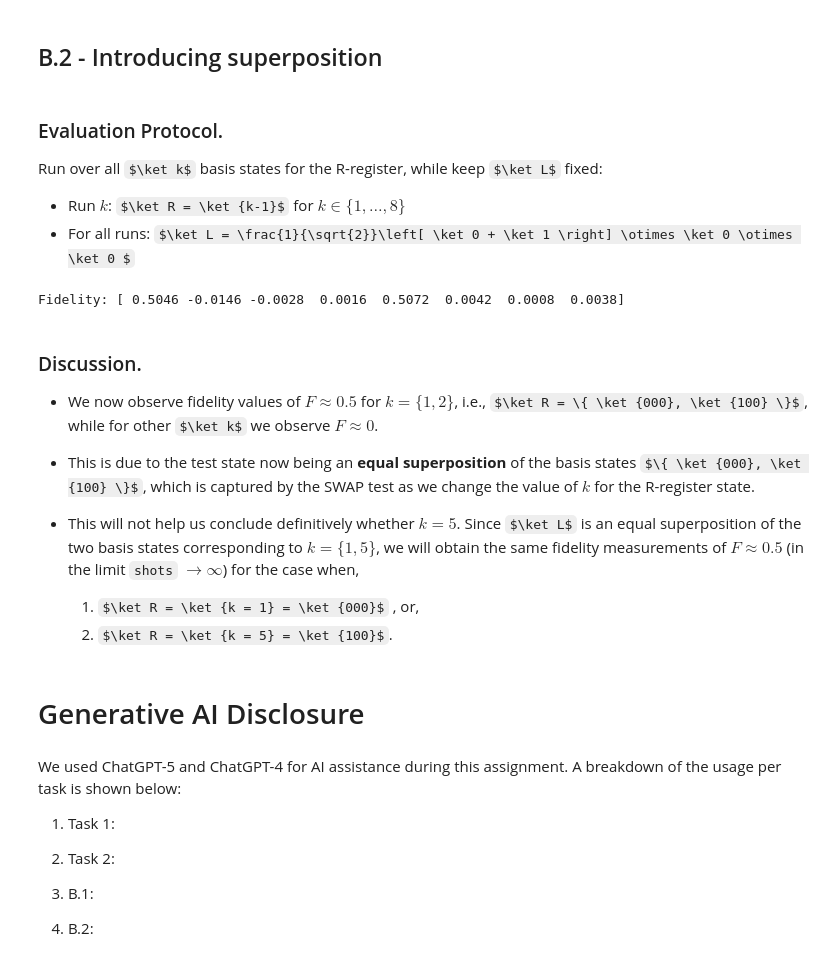
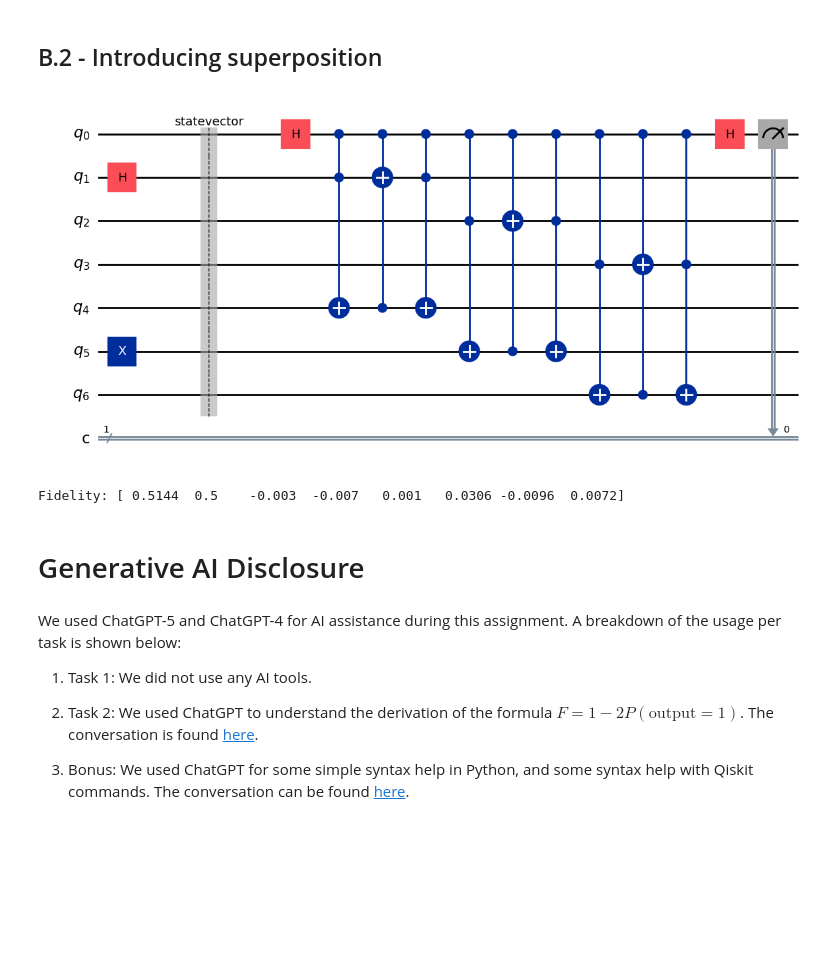
Before and after one commit to ScottMcHaffie/DD2367_Projects, a Jupyter notebook: DD2367_Assignment2.ipynb, the cells around one changed output. Cells and saved outputs as stored; diff of their text form; code cells hidden in the pictures; some formulas as TeX source; blank space fills up the shorter version.

Commit message:
Revert "Merge Bonus tasks"

````diff
--- a/DD2367_Assignment2.ipynb
+++ b/DD2367_Assignment2.ipynb
@@ -511,17 +404,8 @@ Fidelity = 1.0
 # %% [markdown]
 ## B.2 - Introducing superposition ##
-# %% [markdown]
-### Evaluation Protocol.
-
-Run over all $\ket k$ basis states for the R-register, while keep $\ket L$ fixed:
-
-- Run $k$: $\ket R = \ket {k-1}$ for $k \in \{1, \dots, 8  \}$
-- For all runs: $\ket L = \frac{1}{\sqrt{2}}\left[ \ket 0 + \ket 1 \right] \otimes \ket 0 \otimes \ket 0 $
 # %%
-# Function to initialise circuit based on input k and superposition in the L0 qubit
+def init_qc(k: int):
 
-def init_qc(k: int):
-    # R register initialisation
     iRqc = QuantumCircuit(3, name="R")
 
     # specify state of R register based on k (input)
@@ -529,81 +413,97 @@ def init_qc(k: int):
     binary_k = binary_k[::-1]
     for bin_val_idx in range(0, len(binary_k)):
         if binary_k[bin_val_idx] == '1':
             iRqc.x(bin_val_idx)
 
+    # iRqc.save_statevector()
+    # iRsv = statevector_from_aer(iRqc)
+    # QubitSystem(iRsv, label="Connected Registers").viz_circle()
+
     # L register initialisation
     iLqc = QuantumCircuit(3, name="L")
-    iLqc.h(2)
+    iLqc.h(0)
 
     # Tensor product of L & R registers (6-qubits)
     iSTqc = iRqc.tensor(iLqc)
 
     # Control Qubit & Classical Bit initialisation
     iOqc = QuantumCircuit(1, 1, name="Output")
 
     # Full tensor product (7-qubits)
     iSTqc = iSTqc.tensor(iOqc)
 
-    ## FIDELITY SWAP TEST CIRCUIT ##
+    iSTqc.save_statevector()
+    iSTsv = statevector_from_aer(iSTqc)
+    # QubitSystem(iSTsv, label="Connected Registers").viz_circle()
+
+
+    # FIDELITY SWAP TEST
     # apply Hadamard to control
     iSTqc.h(0)
 
     # we want to build a SWAP gate with three cx gates
     for i in range (1, 4):
         iSTqc.ccx(0, i, i+3)
         iSTqc.ccx(0, i+3, i)
         iSTqc.ccx(0, i, i+3)
 
     # apply Hadamard again
     iSTqc.h(0)
 
+    # Measure output qubit
+    # iSTqc.measure(0, 0)
+
+
     return iSTqc
+
+
+
+
+STqc5 = init_qc(2)
+STqc5.measure(0, 0)
+STqc5.draw("mpl")
+# plt.show()
+
+
+
+
+# print ("fidelity:", fc(STqc5, 10_000))
+# %% [output]
+[figure, added]
 # %%
-# Function to run circuit and return fidelity estimate
 
 def fc(qc, sample_shots):
-    # Run the circuit on the Aer simulator for specified shots
     sim_results = BackendSamplerV2(backend=AerSimulator()).run([qc], shots=sample_shots).result()
     sim_counts = sim_results[0].data.c.get_counts()
     sim_total = sum(sim_counts.values())
     sim_probs = {bitstr: count / sim_total for bitstr, count in sim_counts.items()}
 
-    # Get the probability of measuring '1' on the ancilla qubit P(1)
     sim_probs1 = sim_probs.get('1', 0.0)
 
-    # Return fidelity estimate F = 1 - 2*P(1)
     return (1.0 - 2*sim_probs1)
 
-# Loop over all possible 3-qubit inputs (0 to 7) to the R-register
 B2fc = np.zeros(8)
 for i in range(0, 8):
     B2qc = init_qc(i)
     B2qc.measure(0, 0)
+
     B2fc[i] = fc(B2qc, 10_000)
 
+STqc5 = init_qc(2)
+STqc5.measure(0, 0)
+
+# print ("fidelity:", fc(STqc5, 10_000))
+
 print ("Fidelity:", B2fc)
 # %% [output]
-Fidelity: [ 0.5046 -0.0146 -0.0028  0.0016  0.5072  0.0042  0.0008  0.0038]
+Fidelity: [ 0.5144  0.5    -0.003  -0.007   0.001   0.0306 -0.0096  0.0072]
-# %% [markdown]
-### Discussion.
-
-- We now observe fidelity values of $ F \approx 0.5$ for $k =\{1, 2\}$, i.e., $\ket R = \{ \ket {000}, \ket {100} \}$, while for other $\ket k$ we observe $F \approx 0$.
-
-- This is due to the test state now being an **equal superposition** of the basis states $\{ \ket {000}, \ket {100} \}$, which is captured by the SWAP test as we change the value of $k$ for the R-register state.
-
-- This will not help us conclude definitively whether $k = 5$. Since $\ket L$ is an equal superposition of the two basis states corresponding to $k = \{1, 5\}$, we will obtain the same fidelity measurements  of $F \approx 0.5$ (in the limit ```shots``` $\rightarrow \infty$) for the case when,
-
-    1. $\ket R = \ket {k = 1} = \ket {000}$ , or,
-    2. $\ket R = \ket {k = 5} = \ket {100}$.
 # %% [markdown]
 # Generative AI Disclosure #
 # %% [markdown]
 We used ChatGPT-5 and ChatGPT-4 for AI assistance during this assignment. A breakdown of the usage per task is shown below:
 
-1. Task 1:
+1. Task 1: We did not use any AI tools.
 
-2. Task 2:
+2. Task 2: We used ChatGPT to understand the derivation of the formula $F = 1 - 2P(\text{output}=1)$. The conversation is found [here](https://chatgpt.com/share/68cbcfe4-cefc-8009-865d-d890adc268f3).
 
-3. B.1:
-
-4. B.2:
+3. Bonus: We used ChatGPT for some simple syntax help in Python, and some syntax help with Qiskit commands. The conversation can be found [here](https://chatgpt.com/share/68cbd01b-6ecc-8009-ac68-be82af4e910f).
````
Also changed, not shown: parts of 12 cells of this notebook.
